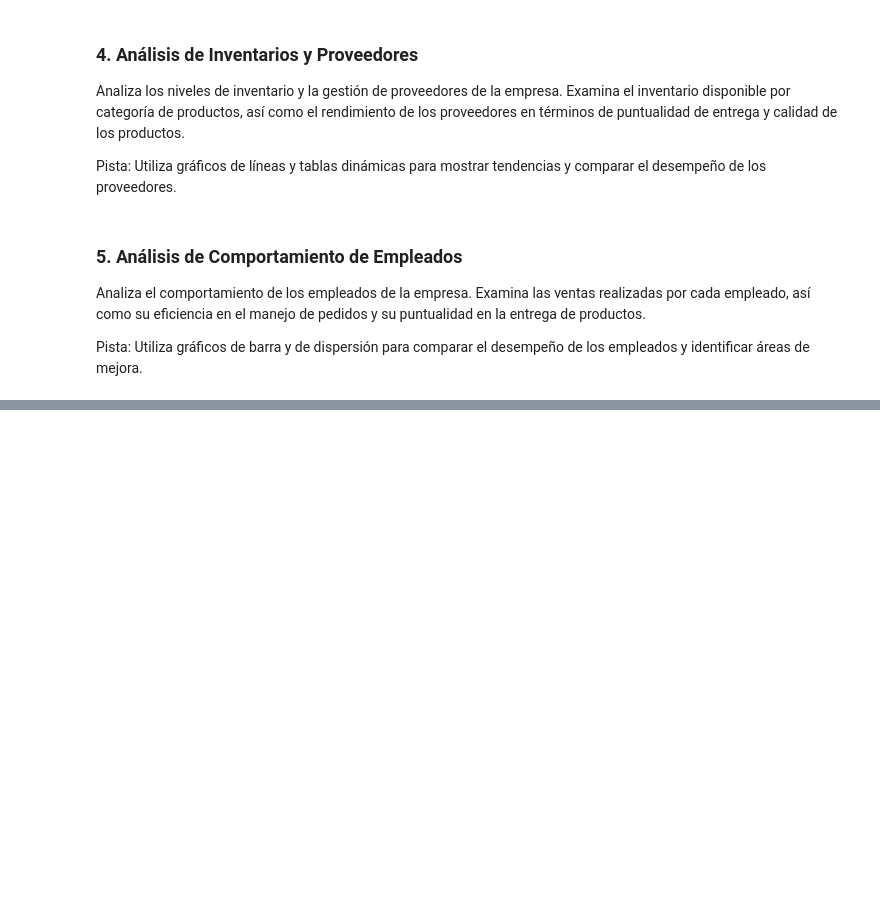
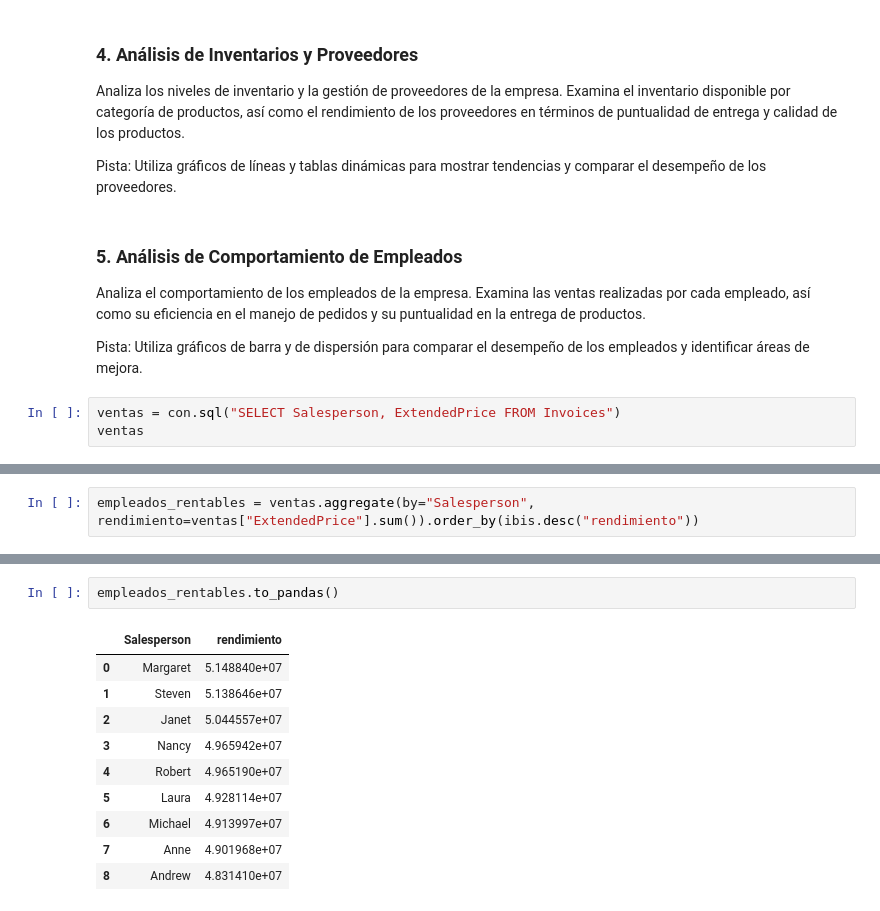
Before and after one commit to IraitzTB/TheBridge_DSPT, a Jupyter notebook: 2-Data Analysis/6-Bases de datos/SQL/Practica/Northwind/Challenge.ipynb, the cells around one changed output, grey strips where cells are left out. Drawn from its saved outputs; the diff is of its cells as text; blank space fills up the shorter version.

```diff
--- a/2-Data Analysis/6-Bases de datos/SQL/Practica/Northwind/Challenge.ipynb
+++ b/2-Data Analysis/6-Bases de datos/SQL/Practica/Northwind/Challenge.ipynb
@@ -700,3 +834,6 @@ Pista: Utiliza gráficos de líneas y tablas dinámicas para mostrar tendencias
 Analiza el comportamiento de los empleados de la empresa. Examina las ventas realizadas por cada empleado, así como su eficiencia en el manejo de pedidos y su puntualidad en la entrega de productos.
 
 Pista: Utiliza gráficos de barra y de dispersión para comparar el desempeño de los empleados y identificar áreas de mejora.
+# %%
+ventas = con.sql("SELECT Salesperson, ExtendedPrice FROM Invoices")
+ventas
@@ -702,0 +847,2 @@ Pista: Utiliza gráficos de barra y de dispersión para comparar el desempeño d
+# %%
+empleados_rentables = ventas.aggregate(by="Salesperson", rendimiento=ventas["ExtendedPrice"].sum()).order_by(ibis.desc("rendimiento"))
@@ -702,0 +871,13 @@ Pista: Utiliza gráficos de barra y de dispersión para comparar el desempeño d
+# %%
+empleados_rentables.to_pandas()
+# %% [output]
+|  | Salesperson | rendimiento |
+| 0 | Margaret | 5.148840e+07 |
+| 1 | Steven | 5.138646e+07 |
+| 2 | Janet | 5.044557e+07 |
+| 3 | Nancy | 4.965942e+07 |
+| 4 | Robert | 4.965190e+07 |
+| 5 | Laura | 4.928114e+07 |
+| 6 | Michael | 4.913997e+07 |
+| 7 | Anne | 4.901968e+07 |
+| 8 | Andrew | 4.831410e+07 |
```
Also changed, not shown: parts of 14 cells of this notebook, 1 other file.
